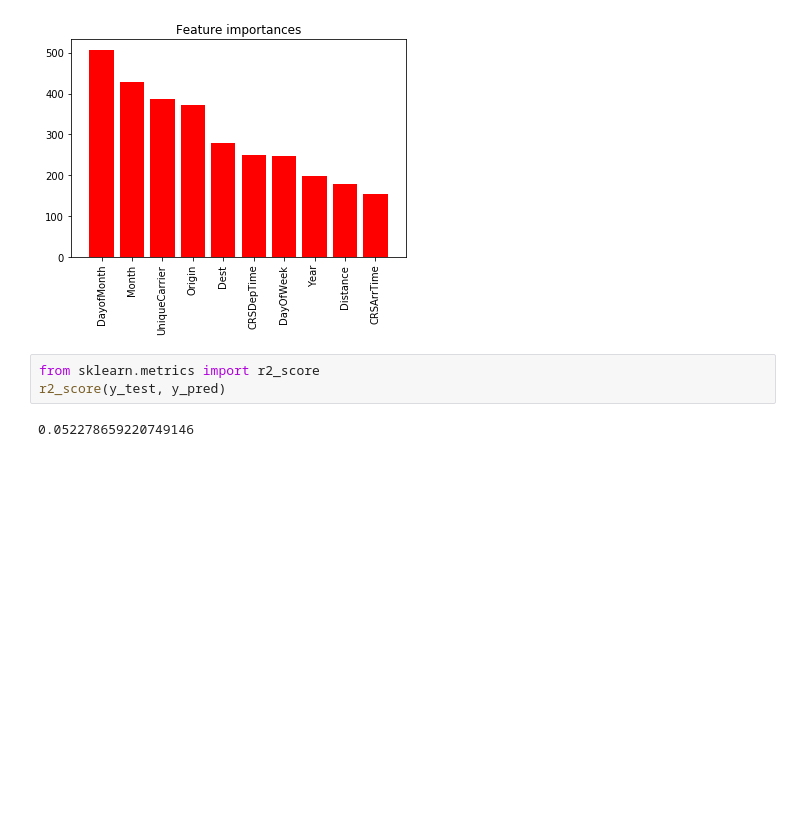
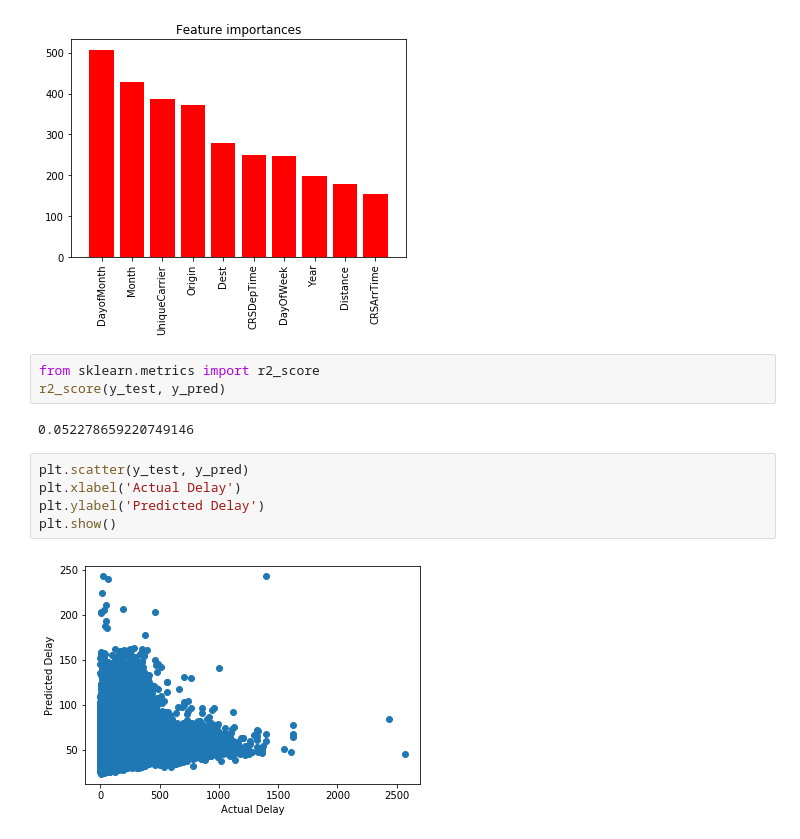
Before and after one commit to cbevis/U3_L6_Supervised_Learning_Practice, a Jupyter notebook: U3_L6_P2_Airline_Arrivals.ipynb, the cells around one changed output. Saved outputs shown, nothing was run; the diff lists cells and outputs as text; blank space fills up the shorter version.

```diff
--- a/U3_L6_P2_Airline_Arrivals.ipynb
+++ b/U3_L6_P2_Airline_Arrivals.ipynb
@@ -474,3 +465,10 @@ from sklearn.metrics import r2_score
 r2_score(y_test, y_pred)
 # %% [output]
 0.052278659220749146
+# %%
+plt.scatter(y_test, y_pred)
+plt.xlabel('Actual Delay')
+plt.ylabel('Predicted Delay')
+plt.show()
+# %% [output]
+[figure, added]
```
Also changed, not shown: parts of 6 cells of this notebook.
